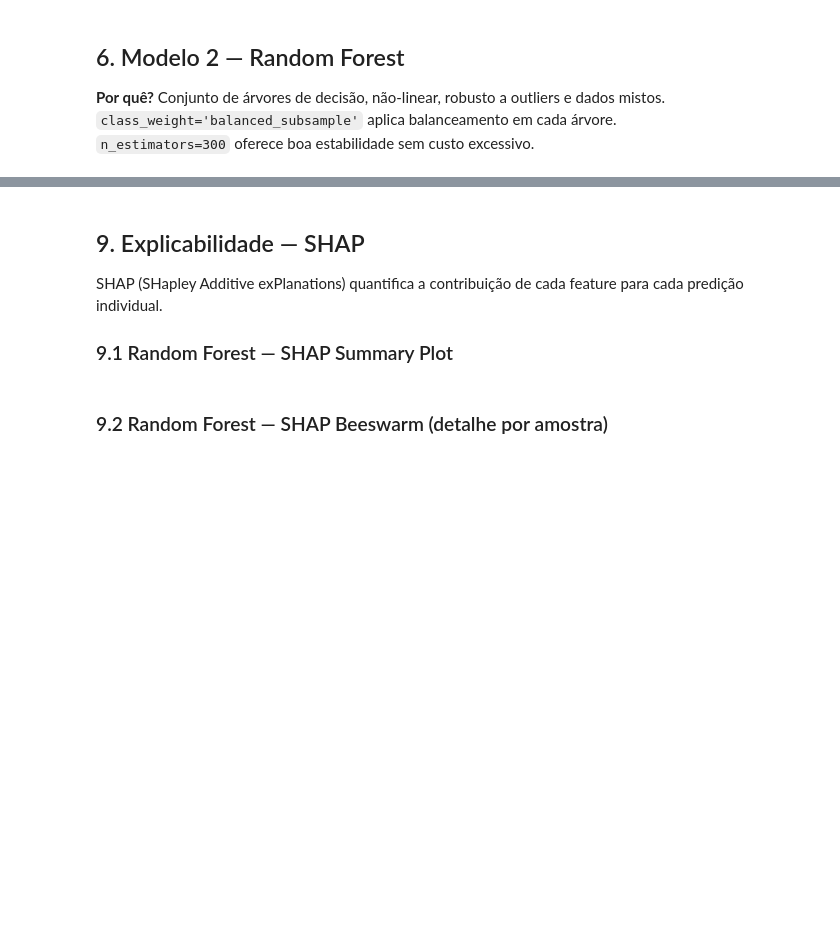
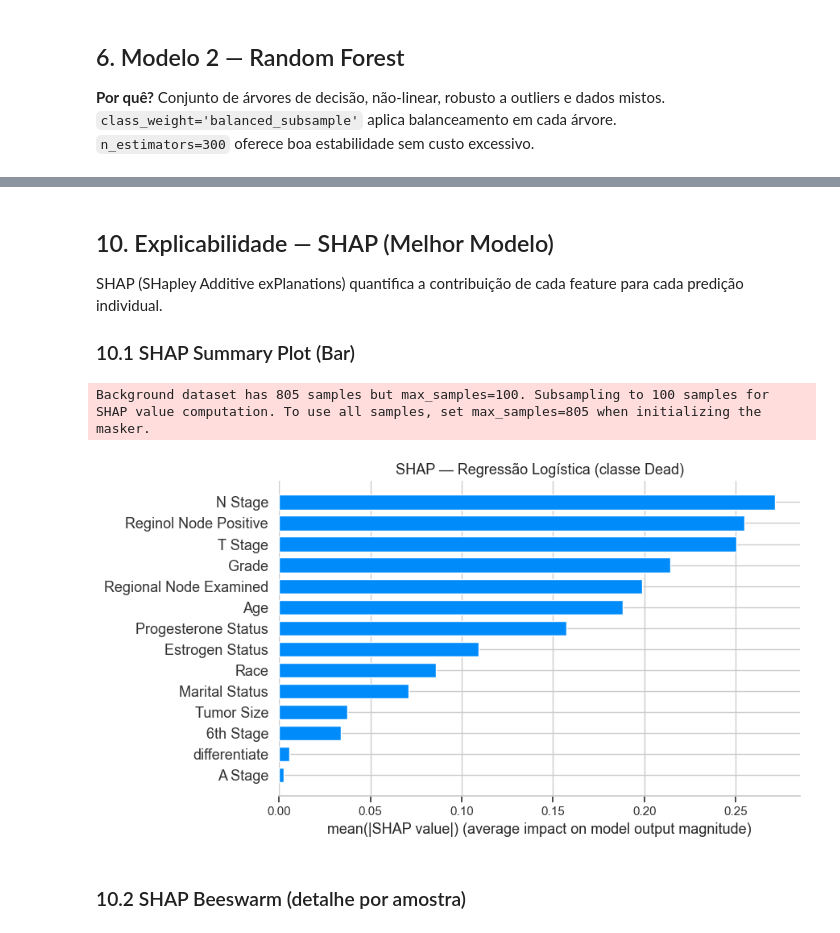
Before and after one commit to trcosta97/fiap-id-tech-challenge1, a Jupyter notebook: ml_breast_cancer.ipynb, the cells around one changed output, grey strips where cells are left out. Saved outputs shown, nothing was run; the diff lists cells and outputs as text; code cells hidden in the pictures; blank space fills up the shorter version.

```diff
--- a/ml_breast_cancer.ipynb
+++ b/ml_breast_cancer.ipynb
@@ -252,34 +419,45 @@ plt.show()
 # %% [markdown]
-## 9. Explicabilidade — SHAP
+## 10. Explicabilidade — SHAP (Melhor Modelo)
 
 SHAP (SHapley Additive exPlanations) quantifica a contribuição de cada feature para cada predição individual.
 
-### 9.1 Random Forest — SHAP Summary Plot
+### 10.1 SHAP Summary Plot (Bar)
 # %%
-# Transformar X_test com o preprocessor
-X_test_transformed = rf_pipe.named_steps['pre'].transform(X_test)
+# Transformar X_test com o preprocessor do melhor modelo
+X_test_transformed = best_pipe.named_steps['pre'].transform(X_test)
 X_test_df = pd.DataFrame(X_test_transformed, columns=feature_names)
 
-explainer_rf = shap.TreeExplainer(rf_pipe.named_steps['clf'])
-shap_values_rf = explainer_rf.shap_values(X_test_df)
-
-# SHAP >= 0.46: shap_values retorna array 3D (n_samples, n_features, n_classes)
-# Extraímos a fatia da classe Dead (índice 1): shape -> (n_samples, n_features)
-if isinstance(shap_values_rf, list):
-    sv_dead = shap_values_rf[1]          # API antiga
+# Escolher explainer conforme o tipo do melhor modelo
+if hasattr(best_clf, 'feature_importances_'):
+    # Random Forest ou XGBoost → TreeExplainer
+    explainer_best = shap.TreeExplainer(best_clf)
+    shap_values_best = explainer_best.shap_values(X_test_df)
+    # Compatibilidade com SHAP >= 0.46 (API pode retornar 3D ou lista)
+    if isinstance(shap_values_best, list):
+        sv_dead = shap_values_best[1]          # API antiga
+    elif hasattr(shap_values_best, 'ndim') and shap_values_best.ndim == 3:
+        sv_dead = shap_values_best[:, :, 1]    # API nova 3D (Random Forest)
+    else:
+        sv_dead = shap_values_best             # XGBoost binário → 2D direto
 else:
-    sv_dead = shap_values_rf[:, :, 1]    # API nova (3D)
+    # Regressão Logística → LinearExplainer
+    masker = shap.maskers.Independent(X_test_df, max_samples=100)
+    explainer_best = shap.LinearExplainer(best_clf, masker=masker)
+    sv_dead = explainer_best.shap_values(X_test_df)  # 2D direto
 
 shap.summary_plot(
     sv_dead, X_test_df,
     plot_type='bar', show=False,
     plot_size=(9, 5)
 )
-plt.title('SHAP — Random Forest (classe Dead)', fontsize=13)
+plt.title(f'SHAP — {best_name} (classe Dead)', fontsize=13)
 plt.tight_layout()
 plt.show()
+# %% [output]
+Background dataset has 805 samples but max_samples=100. Subsampling to 100 samples for SHAP value computation. To use all samples, set max_samples=805 when initializing the masker.
+[figure, added]
 # %% [markdown]
-### 9.2 Random Forest — SHAP Beeswarm (detalhe por amostra)
+### 10.2 SHAP Beeswarm (detalhe por amostra)
 # %%
 shap.summary_plot(
     sv_dead, X_test_df,
```
Also changed, not shown: parts of 24 cells of this notebook.
